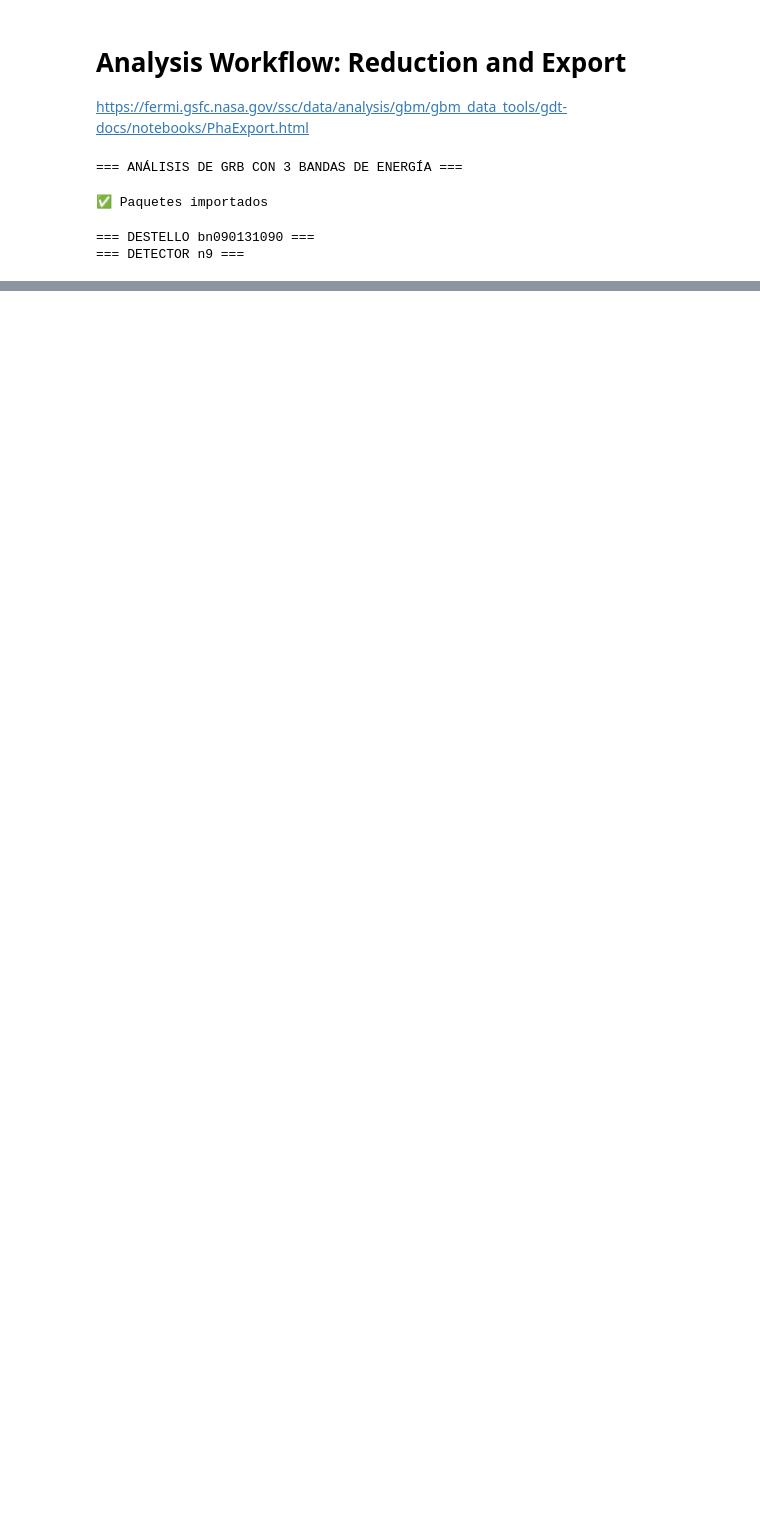
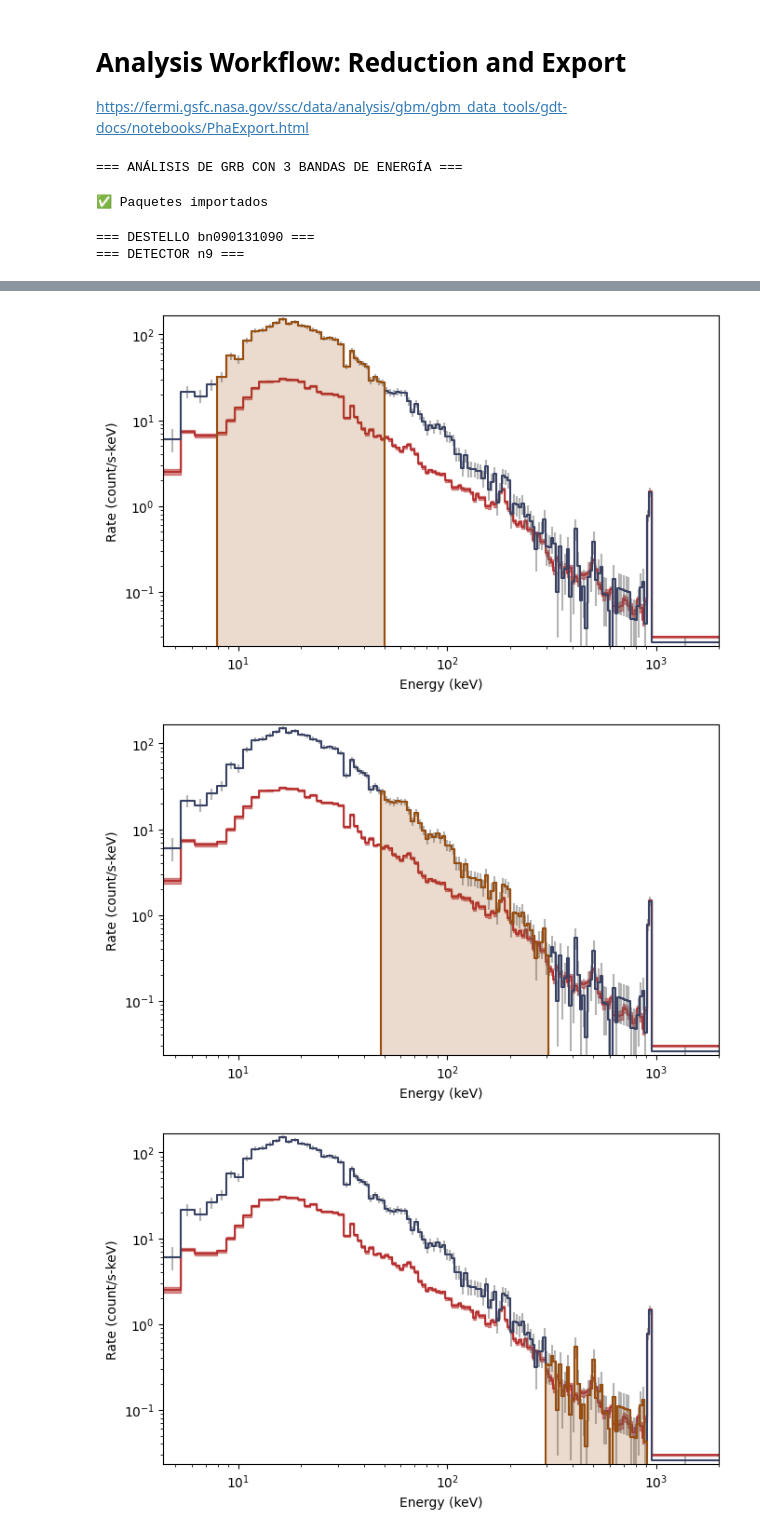
Before and after one commit to MASilva139/F807, a Jupyter notebook: Trabajos/3-Bandas.ipynb, the cells around one changed output, grey strips where cells are left out. Saved outputs shown, nothing was run; the diff lists cells and outputs as text; code cells hidden in the pictures; blank space fills up the shorter version.

```diff
--- a/Trabajos/3-Bandas.ipynb
+++ b/Trabajos/3-Bandas.ipynb
@@ -138,0 +238,37 @@ plt.show()
+# %%
+# Curva 1
+# The observed count spectrun during the source selection
+spec_data1 = phaii.to_spectrum(time_range=src_time)
+# The background model integrated over the source selection time
+spec_bkgd1 = bkgd.integrate_time(*src_time)
+# The energy range selection that was made
+spec_selection1 = phaii.to_spectrum(time_range=src_time, energy_range=erange1)
+
+specplot1 = Spectrum(data=spec_data1, background=spec_bkgd1)
+specplot1.add_selection(spec_selection1)
+
+# Curva 2
+# The observed count spectrum during the source selection
+spec_data2 = phaii.to_spectrum(time_range=src_time)
+# The background model integrated over the source selection time
+spec_bkgd2 = bkgd.integrate_time(*src_time)
+# The energy range selection that was made
+spec_selection2 = phaii.to_spectrum(time_range=src_time, energy_range=erange2)
+
+specplot2 = Spectrum(data=spec_data2, background=spec_bkgd2)
+specplot2.add_selection(spec_selection2)
+
+# Curva 3
+# The observed count spectrum during the source selection
+spec_data3 = phaii.to_spectrum(time_range=src_time)
+# The background model integrated over the source selection time
+spec_bkgd3 = bkgd.integrate_time(*src_time)
+# The energy range selection that was made
+spec_selection3 = phaii.to_spectrum(time_range=src_time, energy_range=erange3)
+
+specplot3 = Spectrum(data=spec_data3, background=spec_bkgd3)
+specplot3.add_selection(spec_selection3)
+# %% [output]
+[figure, added]
+[figure, added]
+[figure, added]
```
Also changed, not shown: parts of 9 cells of this notebook.
